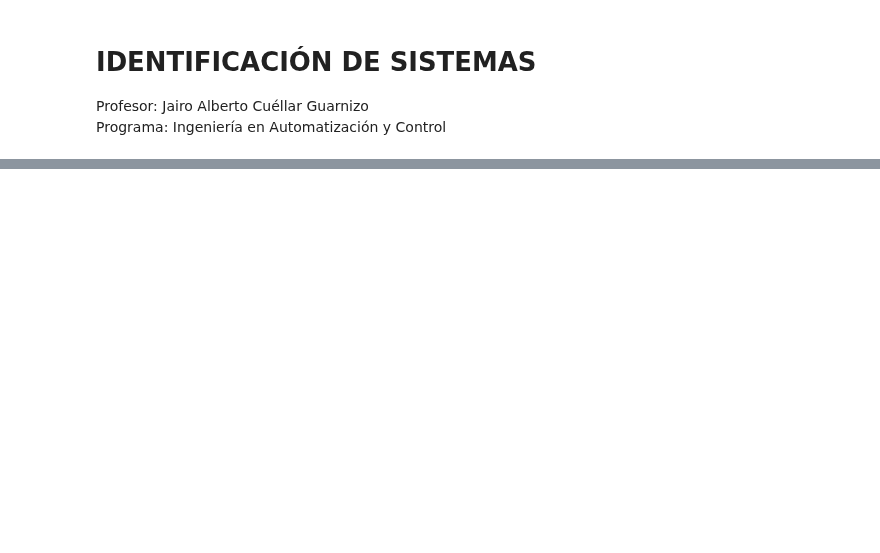
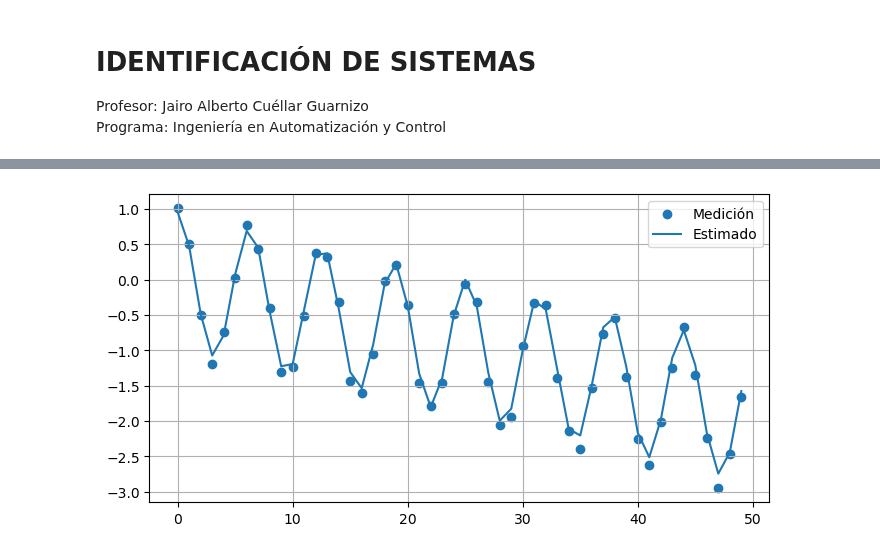
Before and after one commit to jairocuellar/System_identification, a Jupyter notebook: class_05_01.ipynb, the cells around one changed output, grey strips where cells are left out. Saved outputs shown, nothing was run; the diff lists cells and outputs as text; code cells hidden in the pictures; blank space fills up the shorter version.

```diff
--- a/class_05_01.ipynb
+++ b/class_05_01.ipynb
@@ -38,0 +100,7 @@ $$\theta_{LS} = \phi^+.y$$
+# %%
+### Definiendo phi según se acomode a necesidad
+
+phi = np.array([np.ones(N), np.cos(datos.x), datos.x]).transpose()
+_phi = np.dot(_W,phi)
+A = np.dot(_phi.transpose(),_phi)
+Mpr = np.linalg.inv(A)
@@ -38,0 +114,13 @@ $$\theta_{LS} = \phi^+.y$$
+# %%
+#y_e = np.polyval(np.flip(theta),datos.x)
+y_e = theta[0]+theta[1]*np.cos(datos.x)+theta[2]*datos.x
+## Graficando Las 2 funciones
+
+plt.figure(figsize=(8,4))
+plt.scatter(datos.x,datos.y)
+plt.plot(datos.x,y_e)
+
+plt.legend(["Medición","Estimado"])
+plt.grid()
+# %% [output]
+[figure, added]
```
Also changed, not shown: parts of 6 cells of this notebook, 5 other files.
